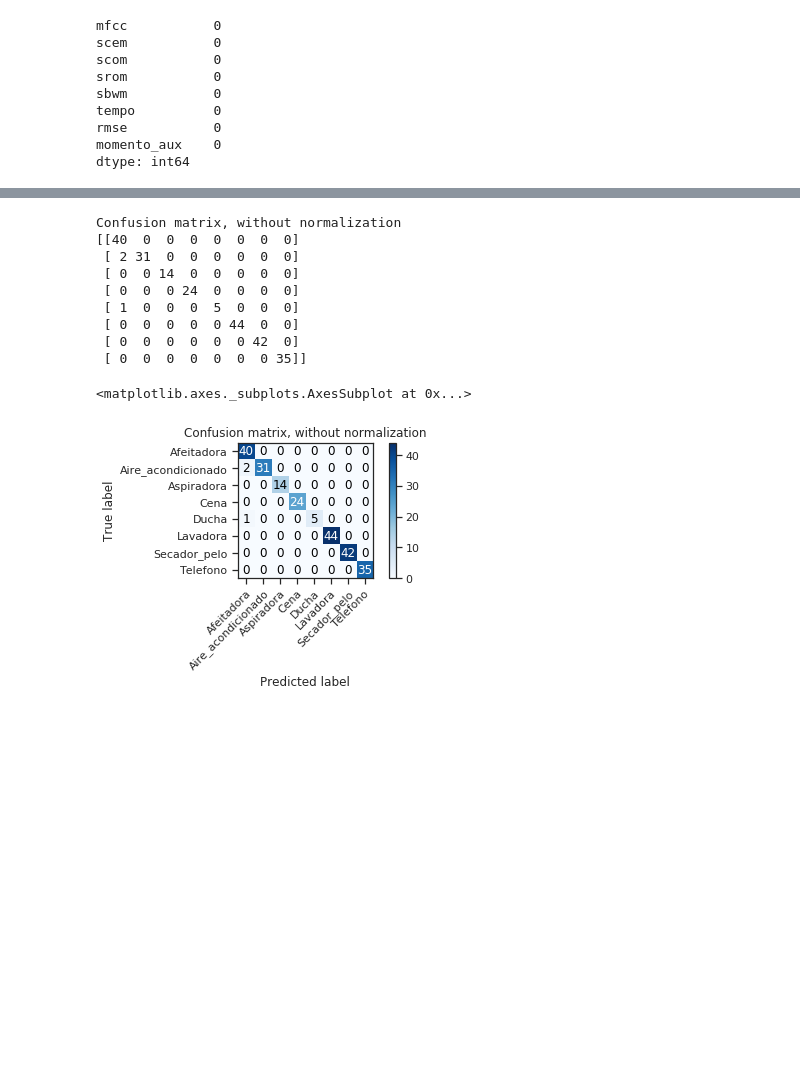
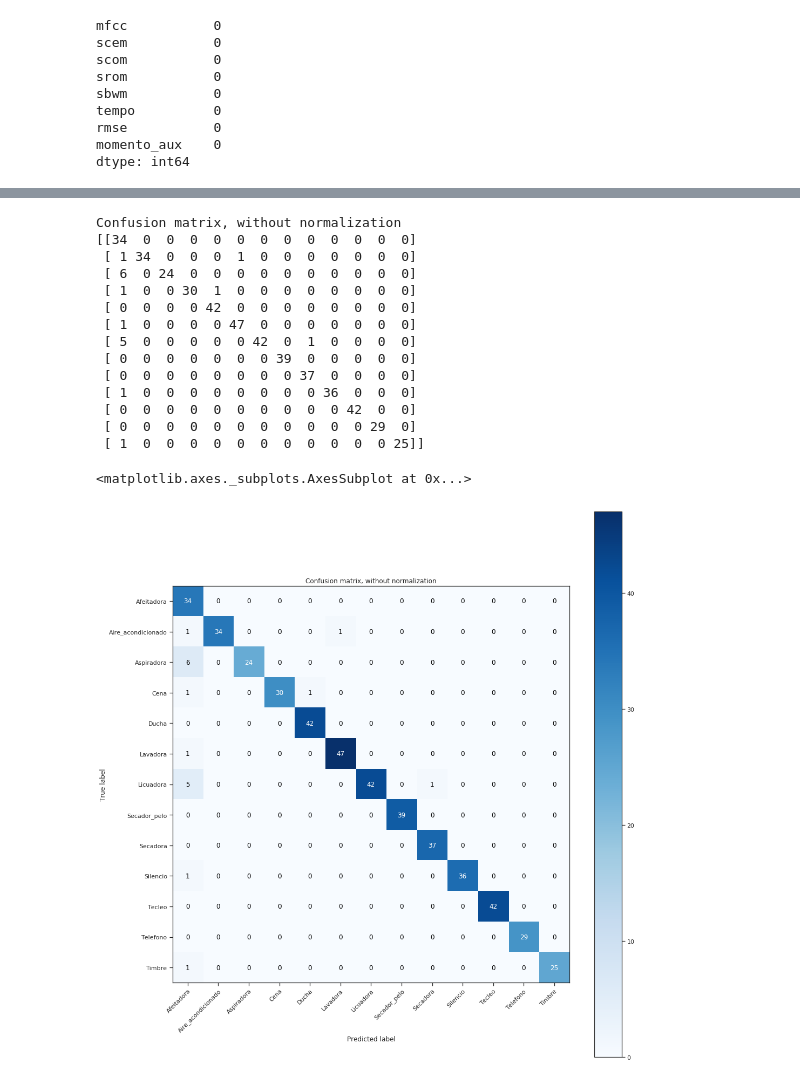
Before and after one commit to alejandroperela/datamad0119, a Jupyter notebook: final-project/RandomForest.ipynb, the cells around one changed output, grey strips where cells are left out. Drawn from its saved outputs; the diff is of its cells as text; code cells hidden in the pictures; blank space fills up the shorter version.

```diff
--- a/final-project/RandomForest.ipynb
+++ b/final-project/RandomForest.ipynb
@@ -39,13 +39,17 @@ from itertools import cycle
 
 import seaborn as sns
 # %%
-data1 = pd.read_csv('./data_momento_aux.csv')
-data2 = pd.read_csv('./data_momento_aux_shaver.csv')
-data3 = pd.read_csv('./data_momento_aux_hairdryer.csv')
-data4 = pd.read_csv('./data_momento_aux_airconditioner.csv')
-data5 = pd.read_csv('./data_momento_aux_cellphone.csv')
+data1 = pd.read_csv('./Sonidos de casa/data_momento_aux.csv')
+data2 = pd.read_csv('./Sonidos de casa/data_momento_aux_shaver.csv')
+data3 = pd.read_csv('./Sonidos de casa/data_momento_aux_hairdryer.csv')
+data4 = pd.read_csv('./Sonidos de casa/data_momento_aux_airconditioner.csv')
+data5 = pd.read_csv('./Sonidos de casa/data_momento_aux_cellphone.csv')
+data6 = pd.read_csv('./Sonidos de casa/data_momento_aux_comp_type.csv')
+data7 = pd.read_csv('./Sonidos de casa/data_momento_aux_shower.csv')
+data8 = pd.read_csv('./Sonidos de casa/data_momento_aux_vacuum_silence_dryer.csv')
+data9 = pd.read_csv('./Sonidos de casa/data_momento_aux_blender_doorbell.csv')
 
-data = pd.concat([data1, data2, data3, data4, data5])
+data = pd.concat([data1, data2, data3, data4, data5, data6, data7, data8, data9])
 # %%
 data.head()
 # %% [output]
@@ -127,8 +136,8 @@ X = data.loc[:, data.columns != 'momento_aux']
 
 X_train, X_test, y_train, y_test = train_test_split(X, y, test_size=0.2, shuffle=True)
 # %%
-clf = OneVsRestClassifier(RandomForestClassifier(n_estimators=40))
-scores = cross_val_score(clf, X, y, cv=5)
+clf = OneVsRestClassifier(RandomForestClassifier(n_estimators=60))
+scores = cross_val_score(clf, X, y, cv=10)
 print(scores)
 print("Accuracy: %0.2f (+/- %0.2f)" % (scores.mean(), scores.std() * 2))
 # %% [output]
@@ -256,45 +277,50 @@ def plot_confusion_matrix(y_true, y_pred, classes, normalize=False, title=None,
 
     print(cm)
 
-    fig, ax = plt.subplots()
+    fig, ax = plt.subplots(figsize=(15,15))
     im = ax.imshow(cm, interpolation='nearest', cmap=cmap)
     ax.figure.colorbar(im, ax=ax)
     # We want to show all ticks...
     ax.set(xticks=np.arange(cm.shape[1]),
            yticks=np.arange(cm.shape[0]),
            # ... and label them with the respective list entries
            xticklabels=classes, yticklabels=classes,
            title=title,
            ylabel='True label',
            xlabel='Predicted label')
 
     # Rotate the tick labels and set their alignment.
     plt.setp(ax.get_xticklabels(), rotation=45, ha="right",
              rotation_mode="anchor")
 
     # Loop over data dimensions and create text annotations.
     fmt = '.2f' if normalize else 'd'
     thresh = cm.max() / 2.
     for i in range(cm.shape[0]):
         for j in range(cm.shape[1]):
             ax.text(j, i, format(cm[i, j], fmt),
                     ha="center", va="center",
                     color="white" if cm[i, j] > thresh else "black")
     fig.tight_layout()
     return ax
 
 plot_confusion_matrix(actual_values, predictions, y.columns)
 # %% [output]
 Confusion matrix, without normalization
-[[40  0  0  0  0  0  0  0]
- [ 2 31  0  0  0  0  0  0]
- [ 0  0 14  0  0  0  0  0]
- [ 0  0  0 24  0  0  0  0]
- [ 1  0  0  0  5  0  0  0]
- [ 0  0  0  0  0 44  0  0]
- [ 0  0  0  0  0  0 42  0]
- [ 0  0  0  0  0  0  0 35]]
+[[34  0  0  0  0  0  0  0  0  0  0  0  0]
+ [ 1 34  0  0  0  1  0  0  0  0  0  0  0]
+ [ 6  0 24  0  0  0  0  0  0  0  0  0  0]
+ [ 1  0  0 30  1  0  0  0  0  0  0  0  0]
+ [ 0  0  0  0 42  0  0  0  0  0  0  0  0]
+ [ 1  0  0  0  0 47  0  0  0  0  0  0  0]
+ [ 5  0  0  0  0  0 42  0  1  0  0  0  0]
+ [ 0  0  0  0  0  0  0 39  0  0  0  0  0]
+ [ 0  0  0  0  0  0  0  0 37  0  0  0  0]
+ [ 1  0  0  0  0  0  0  0  0 36  0  0  0]
+ [ 0  0  0  0  0  0  0  0  0  0 42  0  0]
+ [ 0  0  0  0  0  0  0  0  0  0  0 29  0]
+ [ 1  0  0  0  0  0  0  0  0  0  0  0 25]]
 <matplotlib.axes._subplots.AxesSubplot at 0x...>
-[figure, old version]
+[figure, new version]
 # %%
 y = label_binarize(y, classes=['Cena', 'Ducha', 'Lavadora', 'Aspiradora', 'Afeitadora', 'Secador_pelo',
```
Also changed, not shown: parts of 15 cells of this notebook, 14 other files.
